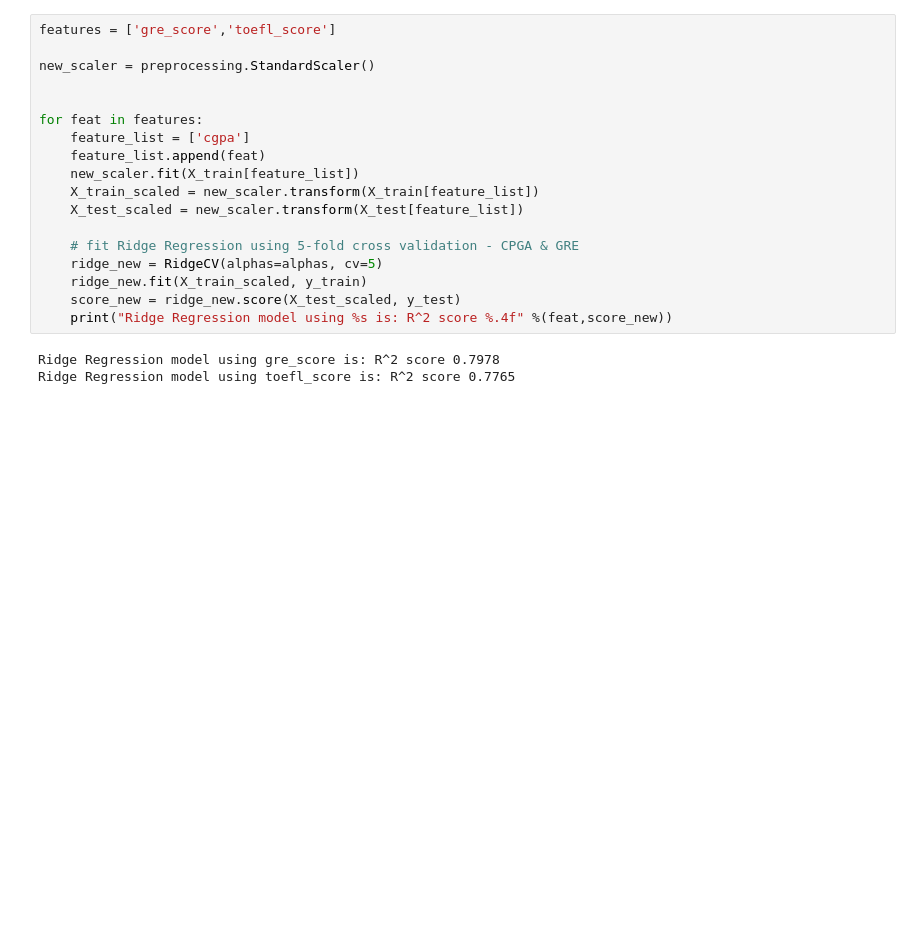
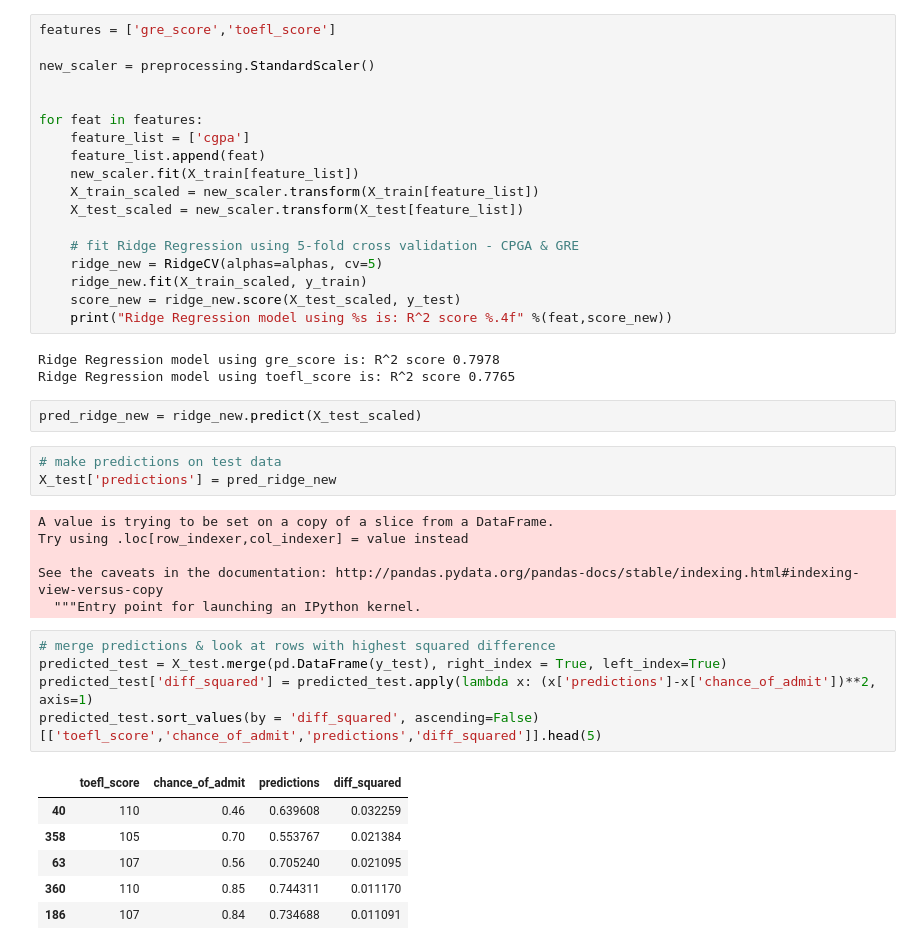
Before and after one commit to Gabya06/graduate_school_admission, a Jupyter notebook: grad_admission.ipynb, the cells around one changed output. Saved outputs shown, nothing was run; the diff lists cells and outputs as text; blank space fills up the shorter version.

```diff
--- a/grad_admission.ipynb
+++ b/grad_admission.ipynb
@@ -650,3 +650,26 @@ for feat in features:
 # %% [output]
 Ridge Regression model using gre_score is: R^2 score 0.7978
 Ridge Regression model using toefl_score is: R^2 score 0.7765
+# %%
+pred_ridge_new = ridge_new.predict(X_test_scaled)
+# %%
+# make predictions on test data
+X_test['predictions'] = pred_ridge_new
+# %% [output]
+A value is trying to be set on a copy of a slice from a DataFrame.
+Try using .loc[row_indexer,col_indexer] = value instead
+
+See the caveats in the documentation: http://pandas.pydata.org/pandas-docs/stable/indexing.html#indexing-view-versus-copy
+  """Entry point for launching an IPython kernel.
+# %%
+# merge predictions & look at rows with highest squared difference
+predicted_test = X_test.merge(pd.DataFrame(y_test), right_index = True, left_index=True)
+predicted_test['diff_squared'] = predicted_test.apply(lambda x: (x['predictions']-x['chance_of_admit'])**2, axis=1)
+predicted_test.sort_values(by = 'diff_squared', ascending=False)[['toefl_score','chance_of_admit','predictions','diff_squared']].head(5)
+# %% [output]
+|  | toefl_score | chance_of_admit | predictions | diff_squared |
+| 40 | 110 | 0.46 | 0.639608 | 0.032259 |
+| 358 | 105 | 0.70 | 0.553767 | 0.021384 |
+| 63 | 107 | 0.56 | 0.705240 | 0.021095 |
+| 360 | 110 | 0.85 | 0.744311 | 0.011170 |
+| 186 | 107 | 0.84 | 0.734688 | 0.011091 |
```
Also changed, not shown: parts of 2 cells of this notebook.
